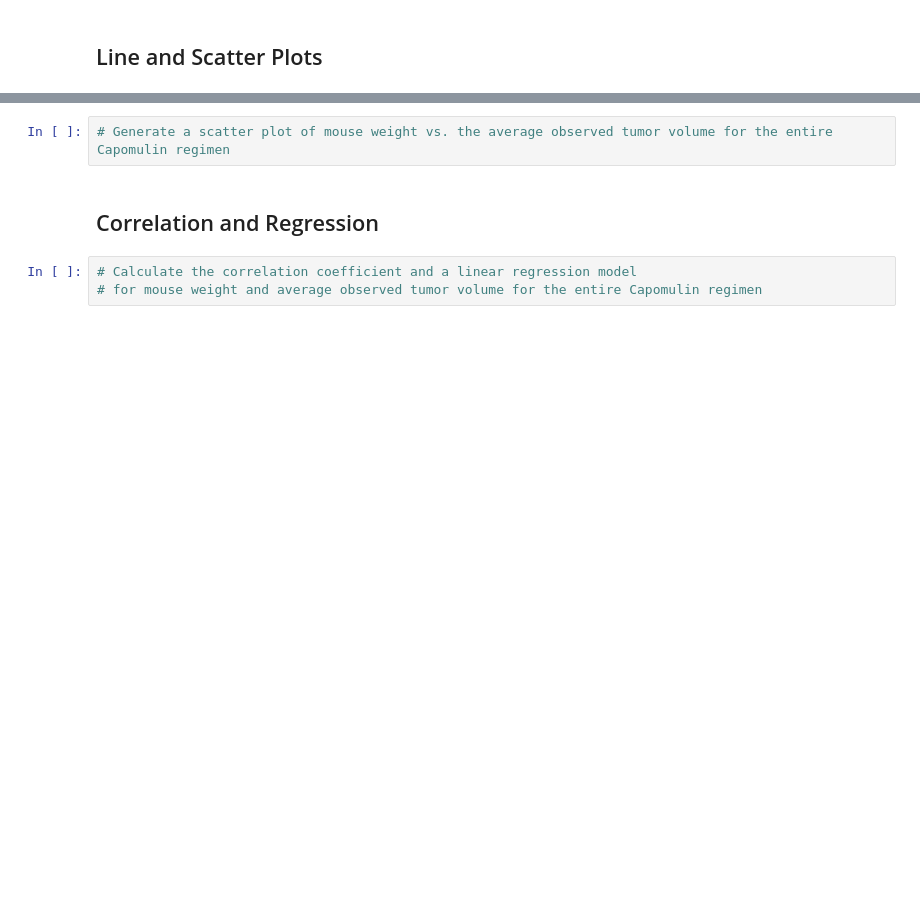
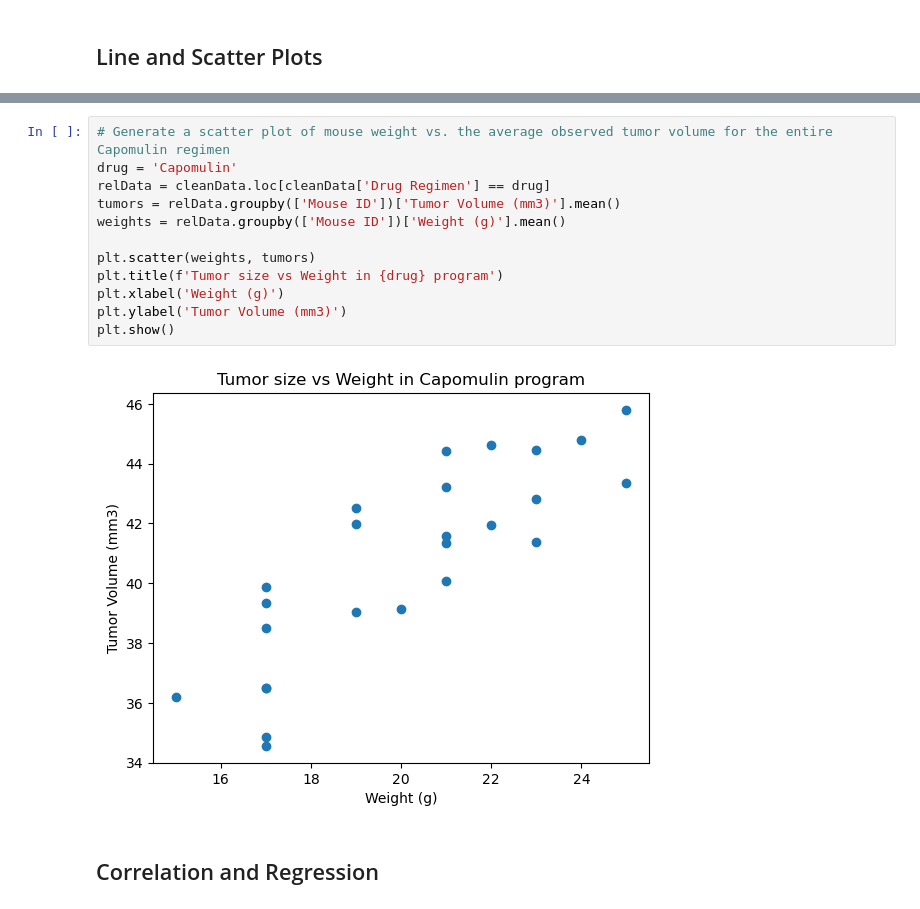
Before and after one commit to zqcushma/Pymaceuticals, a Jupyter notebook: my_work.ipynb, the cells around one changed output, grey strips where cells are left out. Drawn from its saved outputs; the diff is of its cells as text; blank space fills up the shorter version.

```diff
--- a/my_work.ipynb
+++ b/my_work.ipynb
@@ -236,7 +242,16 @@ plt.show()
-# %%
-# Generate a scatter plot of mouse weight vs. the average observed tumor volume for the entire Capomulin regimen
+# %%
+# Generate a scatter plot of mouse weight vs. the average observed tumor volume for the entire Capomulin regimen
+drug = 'Capomulin'
+relData = cleanData.loc[cleanData['Drug Regimen'] == drug]
+tumors = relData.groupby(['Mouse ID'])['Tumor Volume (mm3)'].mean()
+weights = relData.groupby(['Mouse ID'])['Weight (g)'].mean()
+
+plt.scatter(weights, tumors)
+plt.title(f'Tumor size vs Weight in {drug} program')
+plt.xlabel('Weight (g)')
+plt.ylabel('Tumor Volume (mm3)')
+plt.show()
+# %% [output]
+[figure, added]
 # %% [markdown]
 ## Correlation and Regression
-# %%
-# Calculate the correlation coefficient and a linear regression model
-# for mouse weight and average observed tumor volume for the entire Capomulin regimen
```
Also changed, not shown: parts of 4 cells of this notebook.
